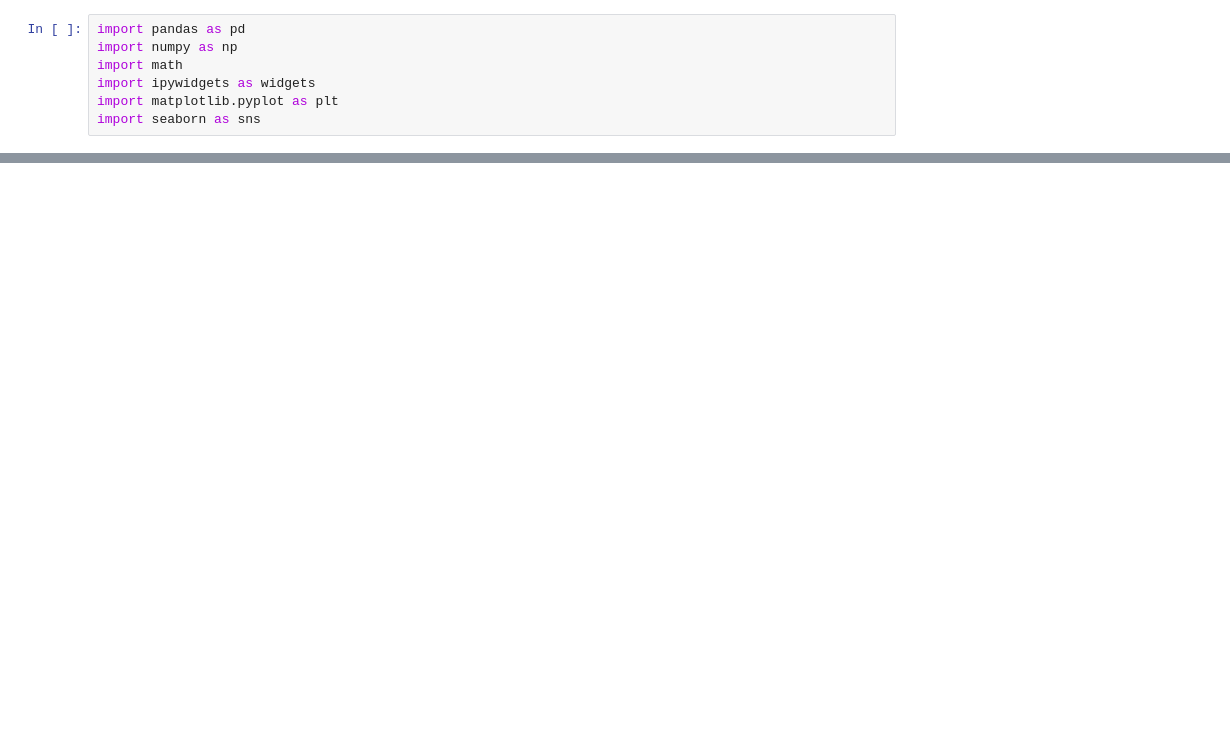
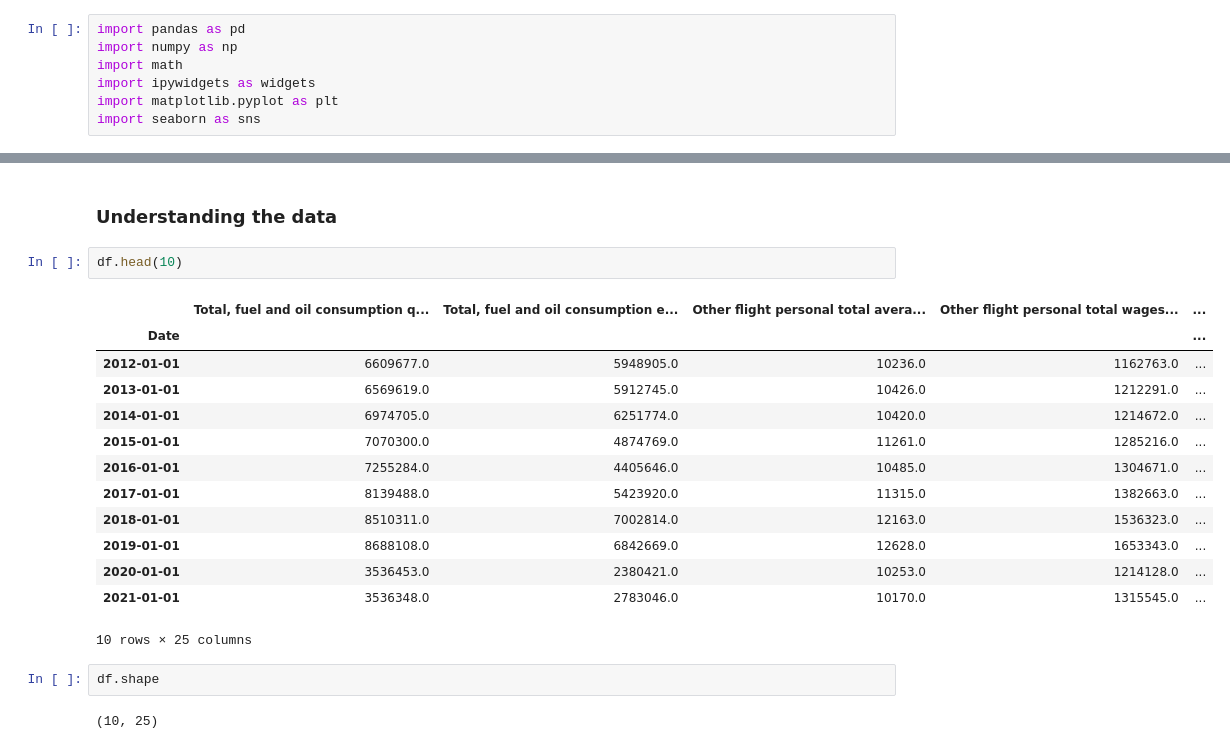
Before and after one commit to AustinPerea/Capstone-EDA, a Jupyter notebook: 001_eda.ipynb, the cells around one changed output, grey strips where cells are left out. Saved outputs shown, nothing was run; the diff lists cells and outputs as text; blank space fills up the shorter version.

```diff
--- a/001_eda.ipynb
+++ b/001_eda.ipynb
@@ -48,0 +49,22 @@ df
+# %% [markdown]
+<h3>Understanding the data </h3>
+# %%
+df.head(10)
+# %% [output]
+|  | Total, fuel and oil consumption q... | Total, fuel and oil consumption e... | Other flight personal total avera... | Other flight personal total wages... | ... |
+| Date |  |  |  |  | ... |
+| 2012-01-01 | 6609677.0 | 5948905.0 | 10236.0 | 1162763.0 | ... |
+| 2013-01-01 | 6569619.0 | 5912745.0 | 10426.0 | 1212291.0 | ... |
+| 2014-01-01 | 6974705.0 | 6251774.0 | 10420.0 | 1214672.0 | ... |
+| 2015-01-01 | 7070300.0 | 4874769.0 | 11261.0 | 1285216.0 | ... |
+| 2016-01-01 | 7255284.0 | 4405646.0 | 10485.0 | 1304671.0 | ... |
+| 2017-01-01 | 8139488.0 | 5423920.0 | 11315.0 | 1382663.0 | ... |
+| 2018-01-01 | 8510311.0 | 7002814.0 | 12163.0 | 1536323.0 | ... |
+| 2019-01-01 | 8688108.0 | 6842669.0 | 12628.0 | 1653343.0 | ... |
+| 2020-01-01 | 3536453.0 | 2380421.0 | 10253.0 | 1214128.0 | ... |
+| 2021-01-01 | 3536348.0 | 2783046.0 | 10170.0 | 1315545.0 | ... |
+10 rows × 25 columns
+# %%
+df.shape
+# %% [output]
+(10, 25)
```
Also changed, not shown: parts of 12 cells of this notebook.
